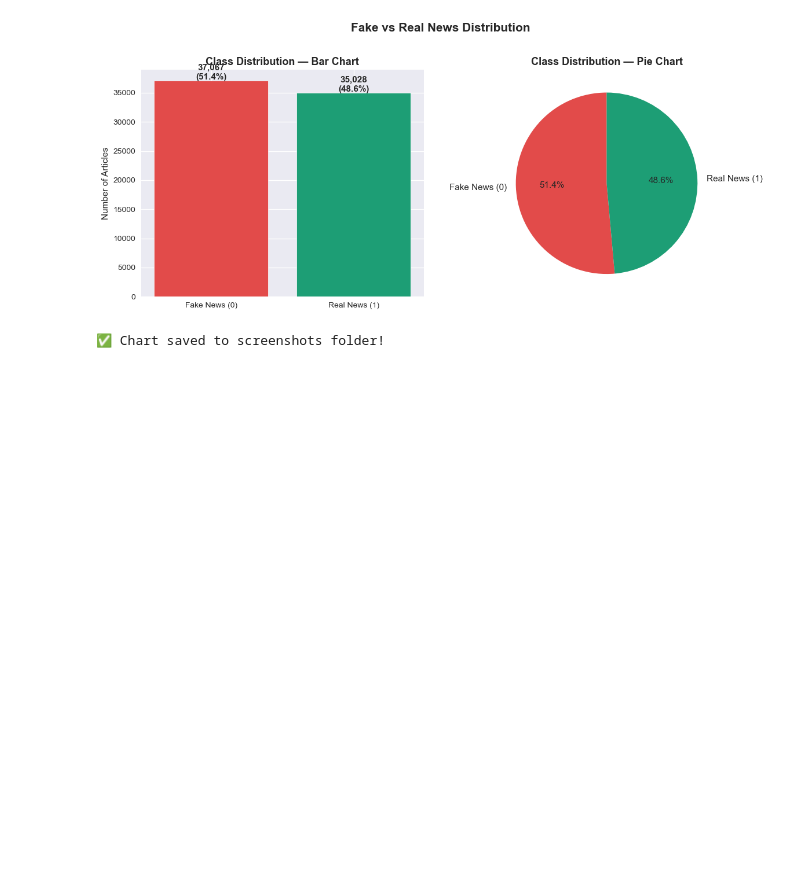
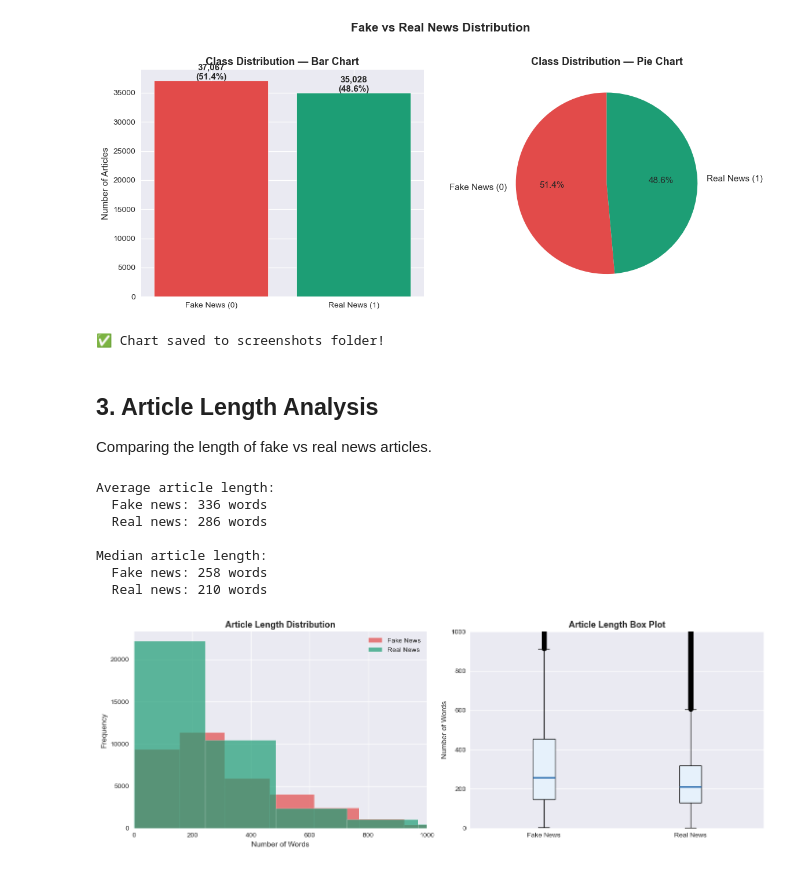
Before and after one commit to pulindu117/NLP_Group_04, a Jupyter notebook: notebooks/02_eda_pulindu_pasanjith.ipynb, the cells around one changed output. Drawn from its saved outputs; the diff is of its cells as text; code cells hidden in the pictures; blank space fills up the shorter version.

Commit message:
Added article length analysis

```diff
--- a/notebooks/02_eda_pulindu_pasanjith.ipynb
+++ b/notebooks/02_eda_pulindu_pasanjith.ipynb
@@ -97,3 +97,51 @@ print("✅ Chart saved to screenshots folder!")
 # %% [output]
 [figure]
 ✅ Chart saved to screenshots folder!
+# %% [markdown]
+## 3. Article Length Analysis
+Comparing the length of fake vs real news articles.
+# %%
+df['text_length'] = df['final_text'].apply(lambda x: len(str(x).split()))
+
+fake = df[df['label'] == 0]['text_length']
+real = df[df['label'] == 1]['text_length']
+
+print("Average article length:")
+print(f"  Fake news: {fake.mean():.0f} words")
+print(f"  Real news: {real.mean():.0f} words")
+print(f"\nMedian article length:")
+print(f"  Fake news: {fake.median():.0f} words")
+print(f"  Real news: {real.median():.0f} words")
+
+fig, axes = plt.subplots(1, 2, figsize=(14, 5))
+
+# Histogram
+axes[0].hist(fake, bins=50, alpha=0.7, color='#E24B4A', label='Fake News', edgecolor='white')
+axes[0].hist(real, bins=50, alpha=0.7, color='#1D9E75', label='Real News', edgecolor='white')
+axes[0].set_title('Article Length Distribution', fontsize=13, fontweight='bold')
+axes[0].set_xlabel('Number of Words')
+axes[0].set_ylabel('Frequency')
+axes[0].legend()
+axes[0].set_xlim(0, 1000)
+
+# Box plot
+axes[1].boxplot([fake, real], labels=['Fake News', 'Real News'],
+                patch_artist=True,
+                boxprops=dict(facecolor='#E6F1FB'),
+                medianprops=dict(color='#185FA5', linewidth=2))
+axes[1].set_title('Article Length Box Plot', fontsize=13, fontweight='bold')
+axes[1].set_ylabel('Number of Words')
+axes[1].set_ylim(0, 1000)
+
+plt.tight_layout()
+plt.savefig('../screenshots/02_article_length.png', dpi=150, bbox_inches='tight')
+plt.show()
+# %% [output]
+Average article length:
+  Fake news: 336 words
+  Real news: 286 words
+
+Median article length:
+  Fake news: 258 words
+  Real news: 210 words
+[figure, added]
```
